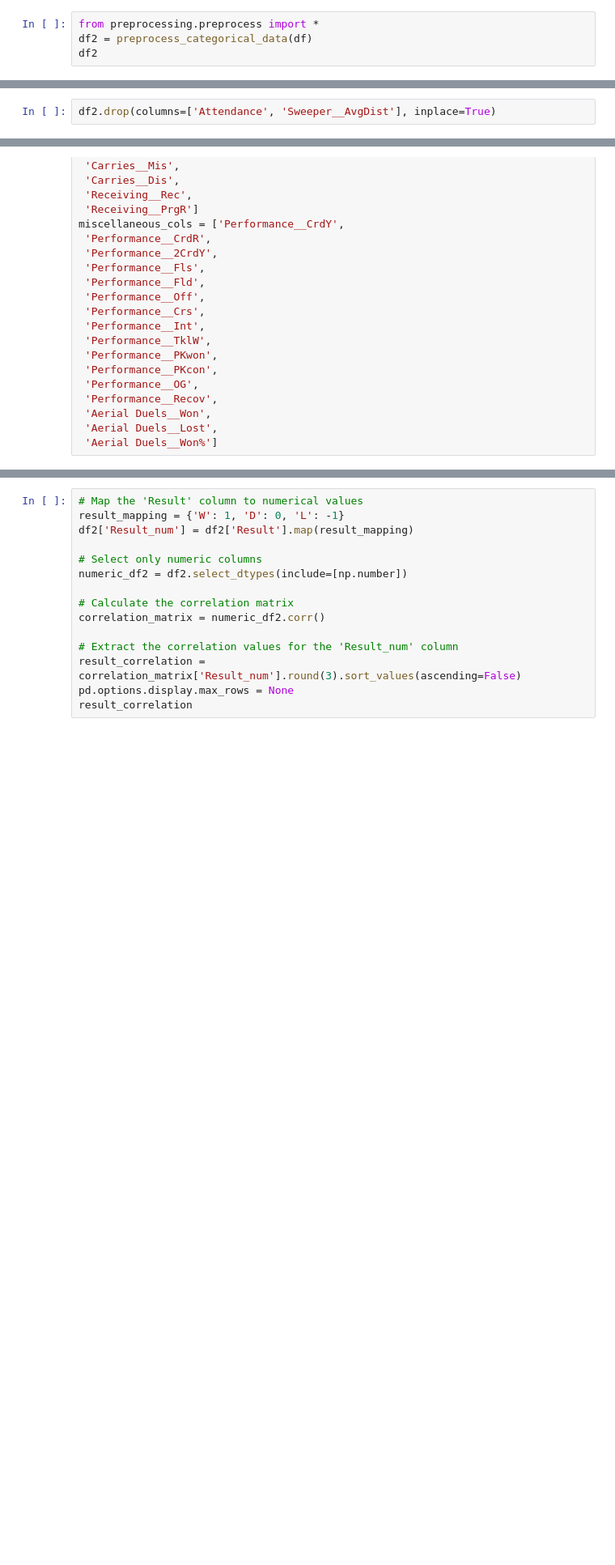
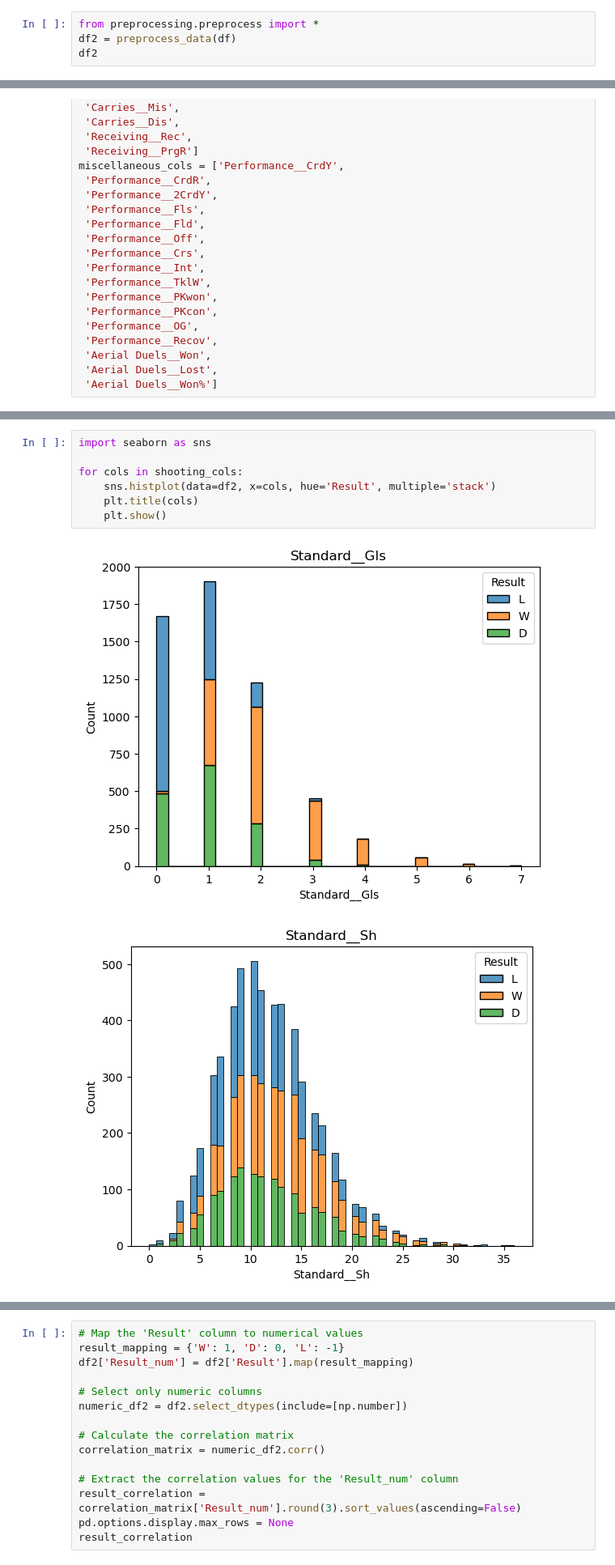
Before and after one commit to DSAI-Creator/Football-Match-Prediction, a Jupyter notebook: src/eda/eda.ipynb, the cells around one changed output, grey strips where cells are left out. Shown: that part at 81% size. Saved outputs shown, nothing was run; the diff lists cells and outputs as text; blank space fills up the shorter version.

```diff
--- a/src/eda/eda.ipynb
+++ b/src/eda/eda.ipynb
@@ -117,6 +117,6 @@ df.head()
 d:\dev\project\Football-Match-Prediction\src
 # %%
 from preprocessing.preprocess import *
-df2 = preprocess_categorical_data(df)
+df2 = preprocess_data(df)
 df2
 # %% [output]
@@ -176,5 +158,3 @@ df2[df2['Standard__SoT%'].isnull() == True]
-# %%
-df2.drop(columns=['Attendance', 'Sweeper__AvgDist'], inplace=True)
 # %% [markdown]
 Proposed analysis by Professor Galileo Pythagoras Tesla
 
@@ -532,0 +505,10 @@ miscellaneous_cols = ['Performance__CrdY',
+# %%
+import seaborn as sns
+
+for cols in shooting_cols:
+    sns.histplot(data=df2, x=cols, hue='Result', multiple='stack')
+    plt.title(cols)
+    plt.show()
+# %% [output]
+[figure, added]
+[figure, added]
```
Also changed, not shown: parts of 10 cells of this notebook.
